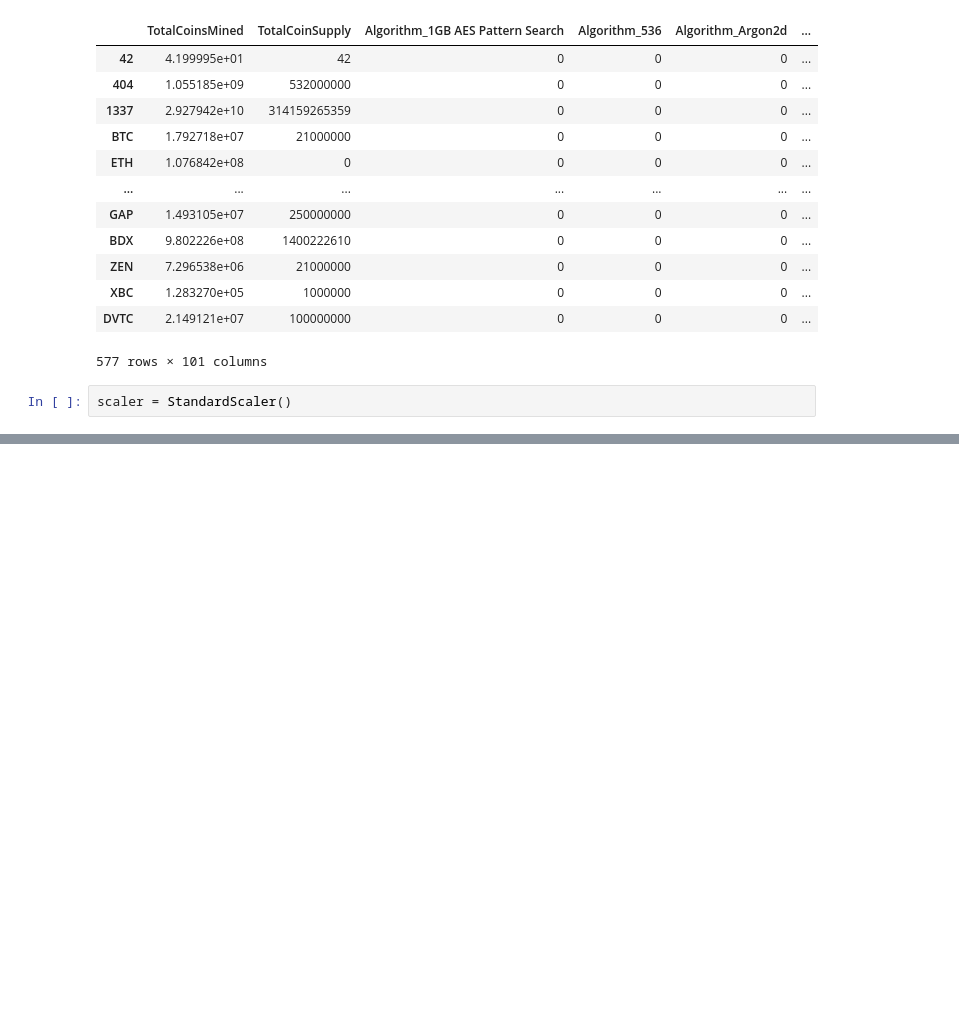
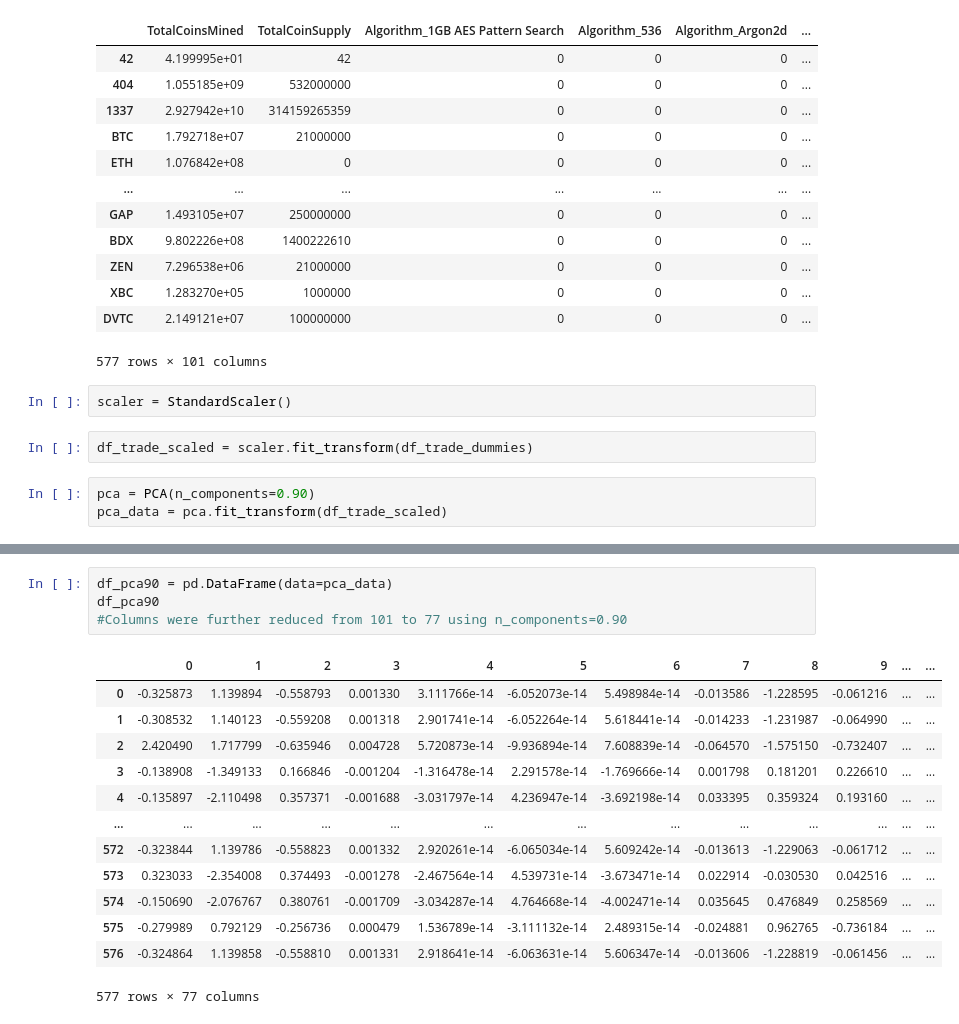
Before and after one commit to DINHC/unsupervisedml, a Jupyter notebook: unsupervisedml.ipynb, the cells around one changed output, grey strips where cells are left out. Drawn from its saved outputs; the diff is of its cells as text; blank space fills up the shorter version.

```diff
--- a/unsupervisedml.ipynb
+++ b/unsupervisedml.ipynb
@@ -133,3 +133,8 @@ df_trade_dummies
 577 rows × 101 columns
 # %%
 scaler = StandardScaler()
+# %%
+df_trade_scaled = scaler.fit_transform(df_trade_dummies)
+# %%
+pca = PCA(n_components=0.90)
+pca_data = pca.fit_transform(df_trade_scaled)
@@ -135,0 +157,18 @@ scaler = StandardScaler()
+# %%
+df_pca90 = pd.DataFrame(data=pca_data)
+df_pca90
+#Columns were further reduced from 101 to 77 using n_components=0.90
+# %% [output]
+|  | 0 | 1 | 2 | 3 | 4 | 5 | 6 | 7 | 8 | 9 | ... | ... |
+| 0 | -0.325873 | 1.139894 | -0.558793 | 0.001330 | 3.111766e-14 | -6.052073e-14 | 5.498984e-14 | -0.013586 | -1.228595 | -0.061216 | ... | ... |
+| 1 | -0.308532 | 1.140123 | -0.559208 | 0.001318 | 2.901741e-14 | -6.052264e-14 | 5.618441e-14 | -0.014233 | -1.231987 | -0.064990 | ... | ... |
+| 2 | 2.420490 | 1.717799 | -0.635946 | 0.004728 | 5.720873e-14 | -9.936894e-14 | 7.608839e-14 | -0.064570 | -1.575150 | -0.732407 | ... | ... |
+| 3 | -0.138908 | -1.349133 | 0.166846 | -0.001204 | -1.316478e-14 | 2.291578e-14 | -1.769666e-14 | 0.001798 | 0.181201 | 0.226610 | ... | ... |
+| 4 | -0.135897 | -2.110498 | 0.357371 | -0.001688 | -3.031797e-14 | 4.236947e-14 | -3.692198e-14 | 0.033395 | 0.359324 | 0.193160 | ... | ... |
+| ... | ... | ... | ... | ... | ... | ... | ... | ... | ... | ... | ... | ... |
+| 572 | -0.323844 | 1.139786 | -0.558823 | 0.001332 | 2.920261e-14 | -6.065034e-14 | 5.609242e-14 | -0.013613 | -1.229063 | -0.061712 | ... | ... |
+| 573 | 0.323033 | -2.354008 | 0.374493 | -0.001278 | -2.467564e-14 | 4.539731e-14 | -3.673471e-14 | 0.022914 | -0.030530 | 0.042516 | ... | ... |
+| 574 | -0.150690 | -2.076767 | 0.380761 | -0.001709 | -3.034287e-14 | 4.764668e-14 | -4.002471e-14 | 0.035645 | 0.476849 | 0.258569 | ... | ... |
+| 575 | -0.279989 | 0.792129 | -0.256736 | 0.000479 | 1.536789e-14 | -3.111132e-14 | 2.489315e-14 | -0.024881 | 0.962765 | -0.736184 | ... | ... |
+| 576 | -0.324864 | 1.139858 | -0.558810 | 0.001331 | 2.918641e-14 | -6.063631e-14 | 5.606347e-14 | -0.013606 | -1.228819 | -0.061456 | ... | ... |
+577 rows × 77 columns
```
Also changed, not shown: parts of 6 cells of this notebook.
